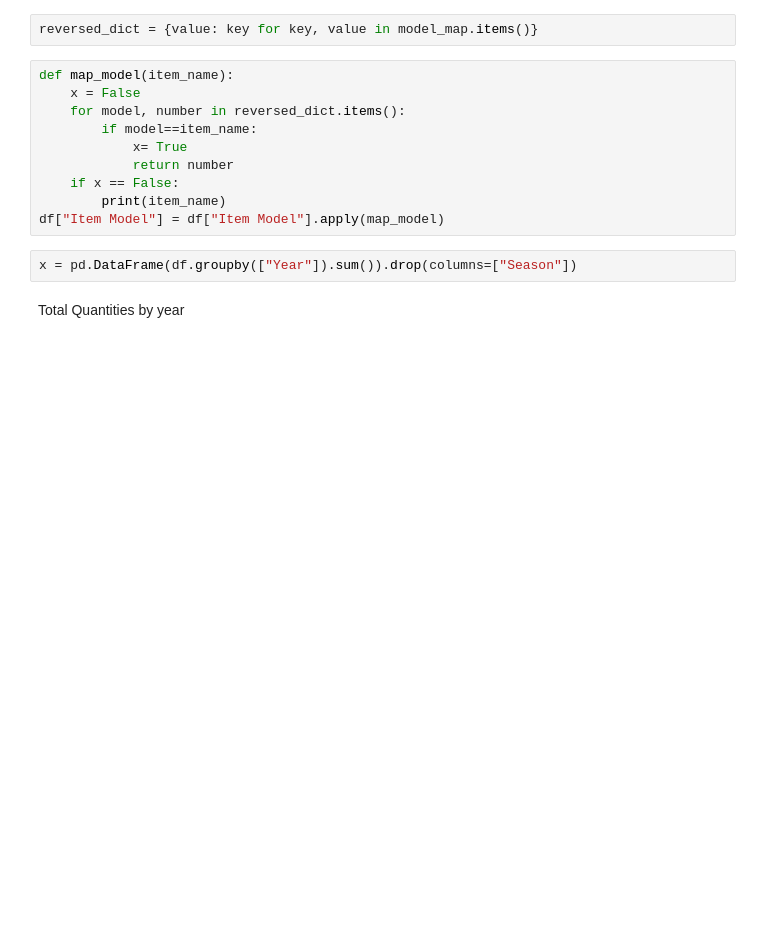
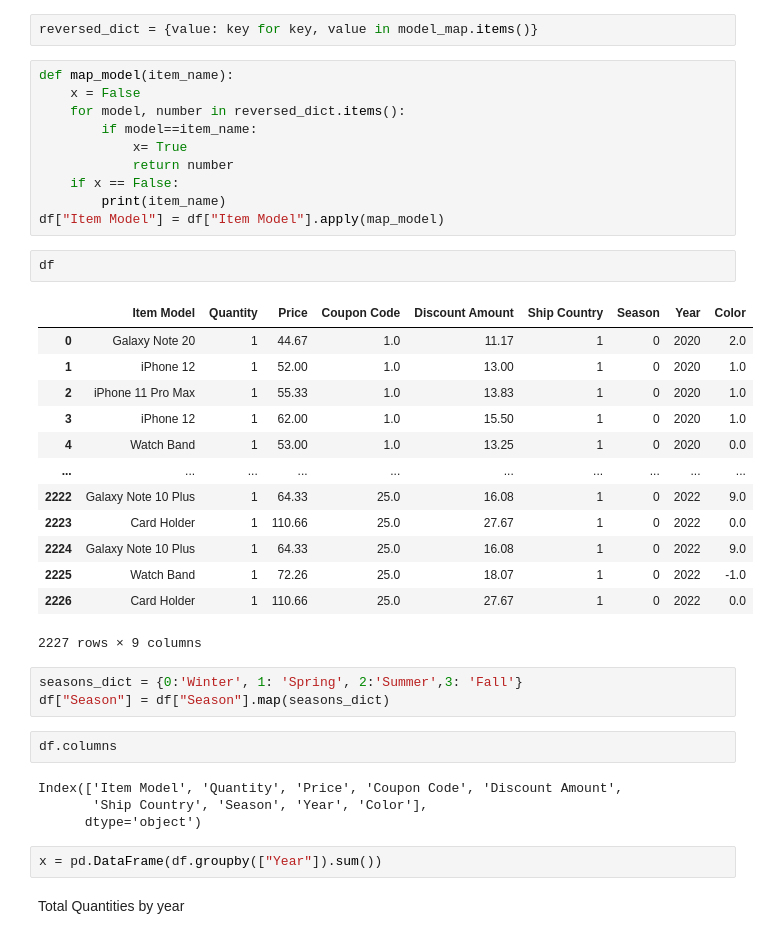
Before and after one commit to mustafabayrak0/Etsy, a Jupyter notebook: Notebooks/Watch Band.ipynb, the cells around one changed output. Saved outputs shown, nothing was run; the diff lists cells and outputs as text; blank space fills up the shorter version.

```diff
--- a/Notebooks/Watch Band.ipynb
+++ b/Notebooks/Watch Band.ipynb
@@ -31,8 +31,33 @@ def map_model(item_name):
     if x == False:
         print(item_name)
 df["Item Model"] = df["Item Model"].apply(map_model)
+# %%
+df
+# %% [output]
+|  | Item Model | Quantity | Price | Coupon Code | Discount Amount | Ship Country | Season | Year | Color |
+| 0 | Galaxy Note 20 | 1 | 44.67 | 1.0 | 11.17 | 1 | 0 | 2020 | 2.0 |
+| 1 | iPhone 12 | 1 | 52.00 | 1.0 | 13.00 | 1 | 0 | 2020 | 1.0 |
+| 2 | iPhone 11 Pro Max | 1 | 55.33 | 1.0 | 13.83 | 1 | 0 | 2020 | 1.0 |
+| 3 | iPhone 12 | 1 | 62.00 | 1.0 | 15.50 | 1 | 0 | 2020 | 1.0 |
+| 4 | Watch Band | 1 | 53.00 | 1.0 | 13.25 | 1 | 0 | 2020 | 0.0 |
+| ... | ... | ... | ... | ... | ... | ... | ... | ... | ... |
+| 2222 | Galaxy Note 10 Plus | 1 | 64.33 | 25.0 | 16.08 | 1 | 0 | 2022 | 9.0 |
+| 2223 | Card Holder | 1 | 110.66 | 25.0 | 27.67 | 1 | 0 | 2022 | 0.0 |
+| 2224 | Galaxy Note 10 Plus | 1 | 64.33 | 25.0 | 16.08 | 1 | 0 | 2022 | 9.0 |
+| 2225 | Watch Band | 1 | 72.26 | 25.0 | 18.07 | 1 | 0 | 2022 | -1.0 |
+| 2226 | Card Holder | 1 | 110.66 | 25.0 | 27.67 | 1 | 0 | 2022 | 0.0 |
+2227 rows × 9 columns
+# %%
+seasons_dict = {0:'Winter', 1: 'Spring', 2:'Summer',3: 'Fall'}
+df["Season"] = df["Season"].map(seasons_dict)
+# %%
+df.columns
+# %% [output]
+Index(['Item Model', 'Quantity', 'Price', 'Coupon Code', 'Discount Amount',
+       'Ship Country', 'Season', 'Year', 'Color'],
+      dtype='object')
 # %%
-x = pd.DataFrame(df.groupby(["Year"]).sum()).drop(columns=["Season"])
+x = pd.DataFrame(df.groupby(["Year"]).sum())
 # %% [markdown]
 Total Quantities by year
 # %%
```
Also changed, not shown: parts of 5 cells of this notebook.
